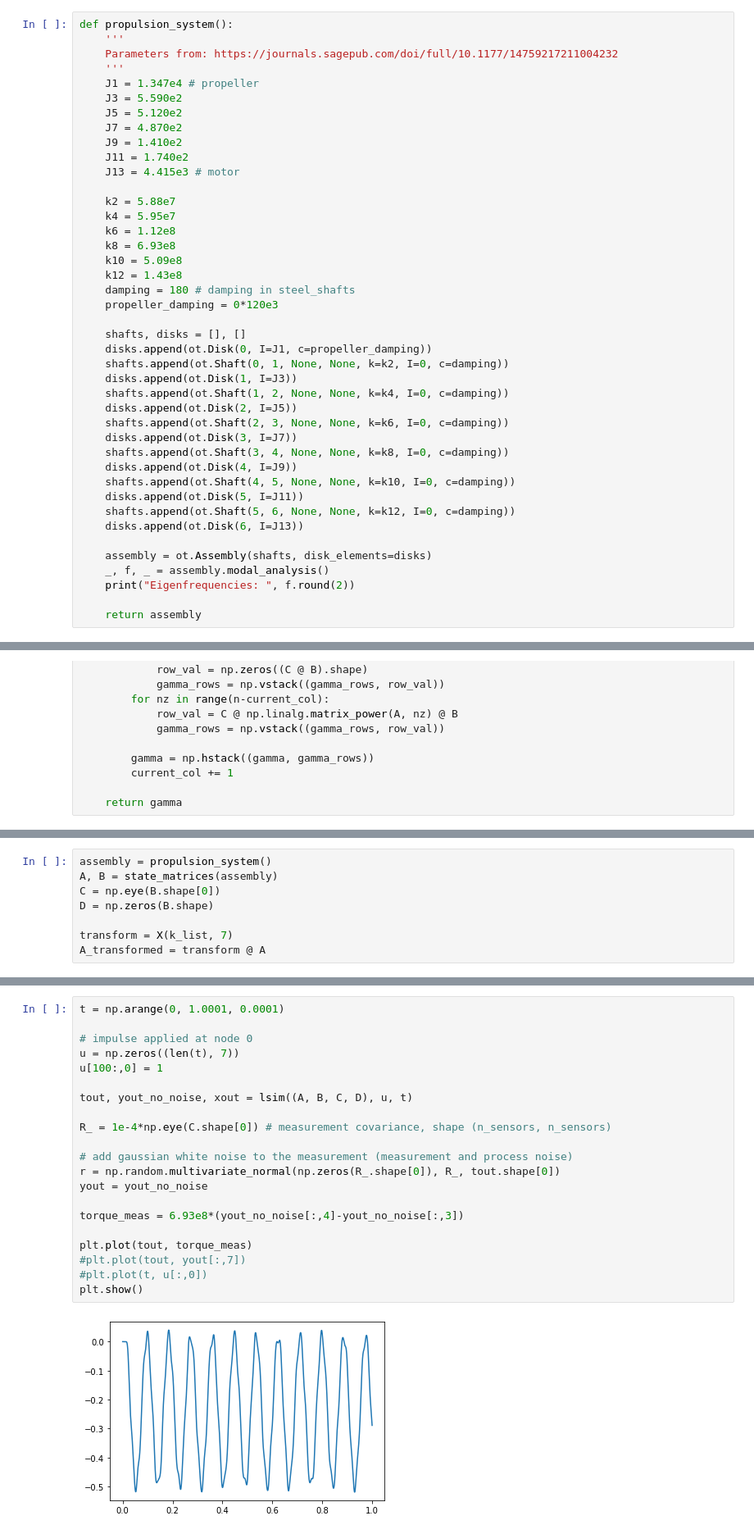
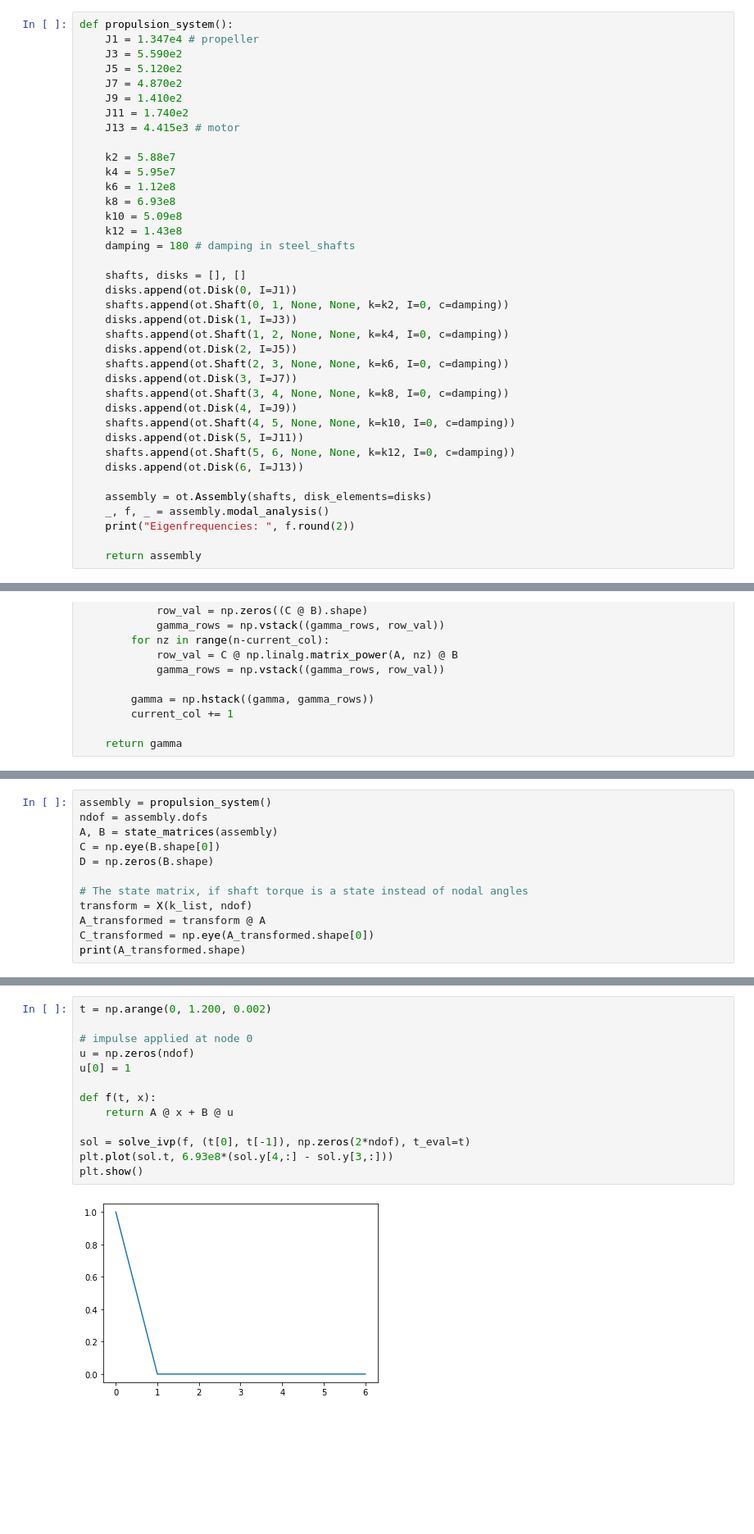
Before and after one commit to urho-h/torque_estimation_masters, a Jupyter notebook: notebooks/test_ikonen_ot.ipynb, the cells around one changed output, grey strips where cells are left out. Shown at 82% size. Drawn from its saved outputs; the diff is of its cells as text; blank space fills up the shorter version.

Commit message:
changes to modified_state_matrix and test_ikonen_ot notebooks

```diff
--- a/notebooks/test_ikonen_ot.ipynb
+++ b/notebooks/test_ikonen_ot.ipynb
@@ -9,8 +13,5 @@ import cvxpy as cp
 # %%
 def propulsion_system():
-    '''
-    Parameters from: https://journals.sagepub.com/doi/full/10.1177/14759217211004232
-    '''
     J1 = 1.347e4 # propeller
     J3 = 5.590e2
     J5 = 5.120e2
@@ -26,10 +27,9 @@ def propulsion_system():
     k10 = 5.09e8
     k12 = 1.43e8
     damping = 180 # damping in steel_shafts
-    propeller_damping = 0*120e3
 
     shafts, disks = [], []
-    disks.append(ot.Disk(0, I=J1, c=propeller_damping))
+    disks.append(ot.Disk(0, I=J1))
     shafts.append(ot.Shaft(0, 1, None, None, k=k2, I=0, c=damping))
     disks.append(ot.Disk(1, I=J3))
     shafts.append(ot.Shaft(1, 2, None, None, k=k4, I=0, c=damping))
@@ -201,11 +218,15 @@ def convex_optimization_problem(meas, gamm, regu, lam=0.0512):
 # %%
 assembly = propulsion_system()
+ndof = assembly.dofs
 A, B = state_matrices(assembly)
 C = np.eye(B.shape[0])
 D = np.zeros(B.shape)
 
-transform = X(k_list, 7)
+# The state matrix, if shaft torque is a state instead of nodal angles
+transform = X(k_list, ndof)
 A_transformed = transform @ A
+C_transformed = np.eye(A_transformed.shape[0])
+print(A_transformed.shape)
 # %% [output]
 Eigenfrequencies:  [  0.     0.    11.41  11.41  48.93  48.93  78.82  78.82 115.27 115.27
  268.61 268.61 522.81 522.81]
@@ -212,23 +247,15 @@ Eigenfrequencies:  [  0.     0.    11.41  11.41  48.93  48.93  78.82  78.82 115.
 # %%
-t = np.arange(0, 1.0001, 0.0001)
+t = np.arange(0, 1.200, 0.002)
 
 # impulse applied at node 0
-u = np.zeros((len(t), 7))
-u[100:,0] = 1
+u = np.zeros(ndof)
+u[0] = 1
 
-tout, yout_no_noise, xout = lsim((A, B, C, D), u, t)
+def f(t, x):
+    return A @ x + B @ u
 
-R_ = 1e-4*np.eye(C.shape[0]) # measurement covariance, shape (n_sensors, n_sensors)
-
-# add gaussian white noise to the measurement (measurement and process noise)
-r = np.random.multivariate_normal(np.zeros(R_.shape[0]), R_, tout.shape[0])
-yout = yout_no_noise
-
-torque_meas = 6.93e8*(yout_no_noise[:,4]-yout_no_noise[:,3])
-
-plt.plot(tout, torque_meas)
-#plt.plot(tout, yout[:,7])
-#plt.plot(t, u[:,0])
+sol = solve_ivp(f, (t[0], t[-1]), np.zeros(2*ndof), t_eval=t)
+plt.plot(sol.t, 6.93e8*(sol.y[4,:] - sol.y[3,:]))
 plt.show()
 # %% [output]
-[figure, old version]
+[figure, new version]
```
Also changed, not shown: parts of 25 cells of this notebook, 1 other file.
